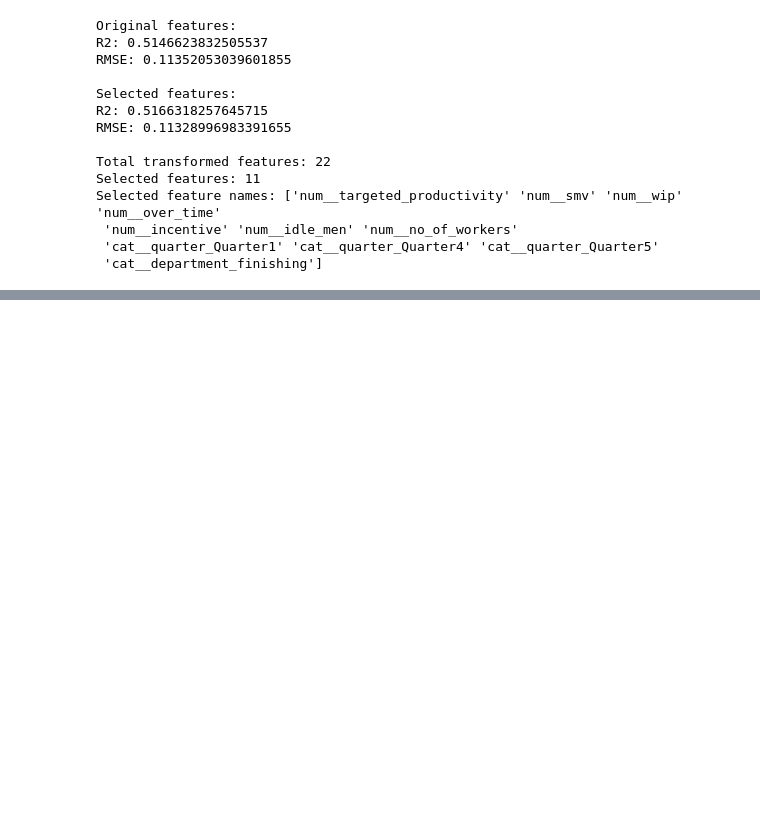
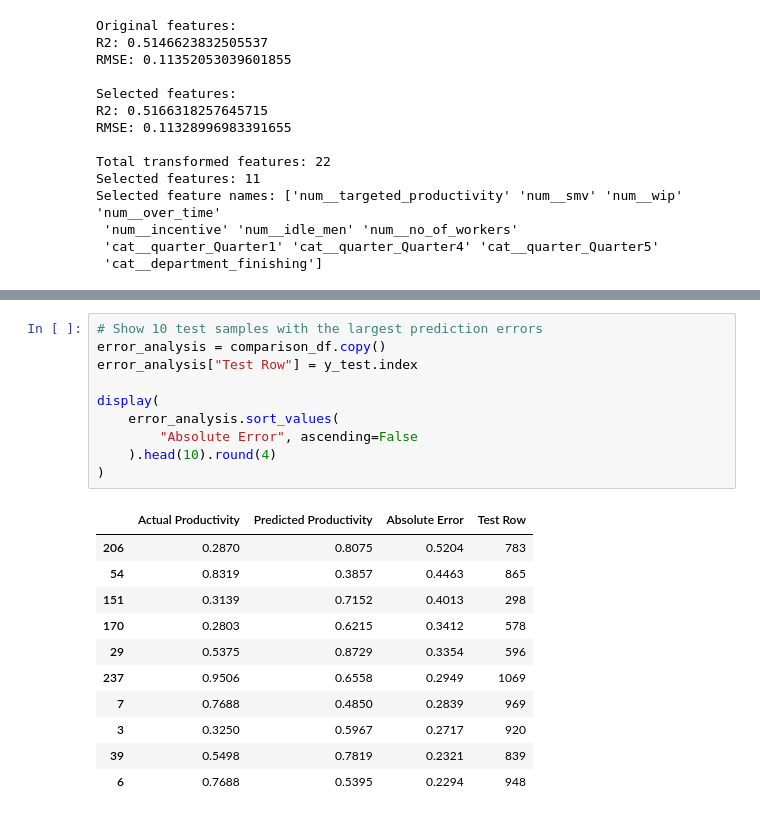
Before and after one commit to pranto-deb04/GarmentsProductivity, a Jupyter notebook: EDA_and_Modeling.ipynb, the cells around one changed output, grey strips where cells are left out. Saved outputs shown, nothing was run; the diff lists cells and outputs as text; blank space fills up the shorter version.

```diff
--- a/EDA_and_Modeling.ipynb
+++ b/EDA_and_Modeling.ipynb
@@ -2637,0 +2687,22 @@ Selected feature names: ['num__targeted_productivity' 'num__smv' 'num__wip' 'num
+# %%
+# Show 10 test samples with the largest prediction errors
+error_analysis = comparison_df.copy()
+error_analysis["Test Row"] = y_test.index
+
+display(
+    error_analysis.sort_values(
+        "Absolute Error", ascending=False
+    ).head(10).round(4)
+)
+# %% [output]
+|  | Actual Productivity | Predicted Productivity | Absolute Error | Test Row |
+| 206 | 0.2870 | 0.8075 | 0.5204 | 783 |
+| 54 | 0.8319 | 0.3857 | 0.4463 | 865 |
+| 151 | 0.3139 | 0.7152 | 0.4013 | 298 |
+| 170 | 0.2803 | 0.6215 | 0.3412 | 578 |
+| 29 | 0.5375 | 0.8729 | 0.3354 | 596 |
+| 237 | 0.9506 | 0.6558 | 0.2949 | 1069 |
+| 7 | 0.7688 | 0.4850 | 0.2839 | 969 |
+| 3 | 0.3250 | 0.5967 | 0.2717 | 920 |
+| 39 | 0.5498 | 0.7819 | 0.2321 | 839 |
+| 6 | 0.7688 | 0.5395 | 0.2294 | 948 |
```
Also changed, not shown: parts of 6 cells of this notebook.
